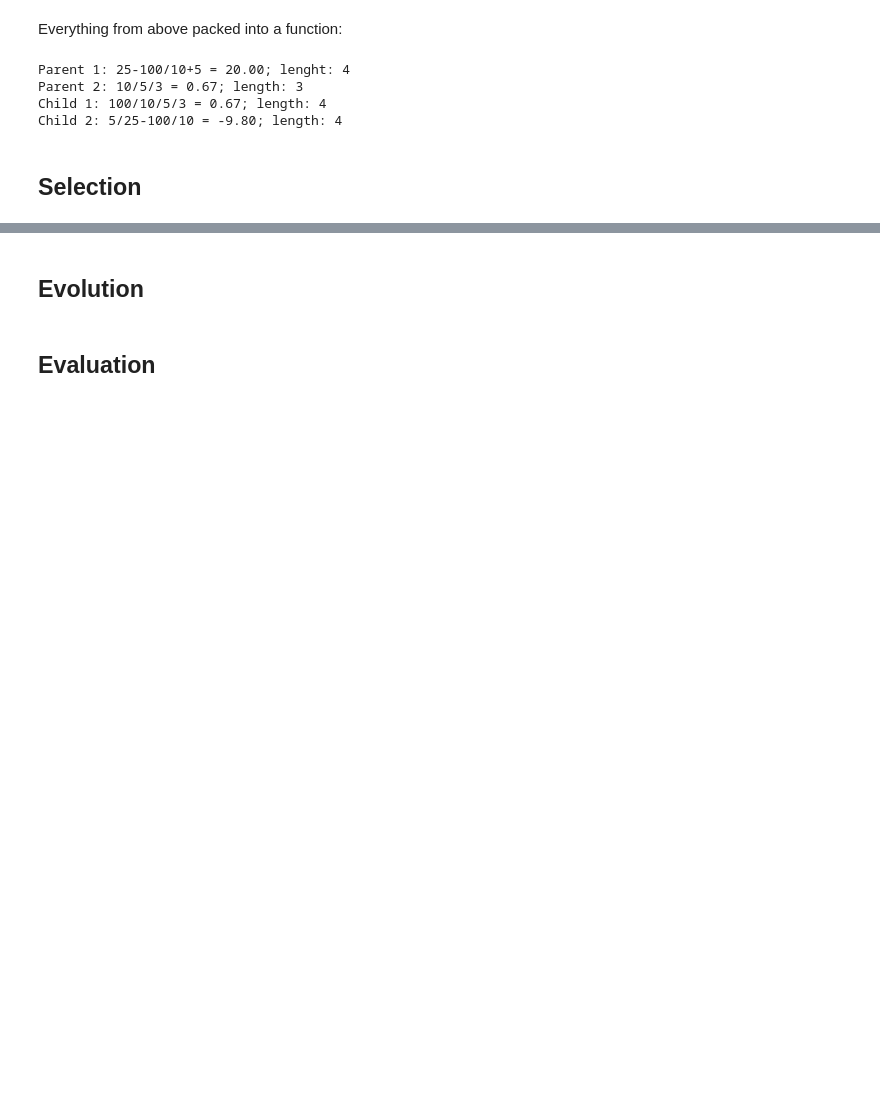
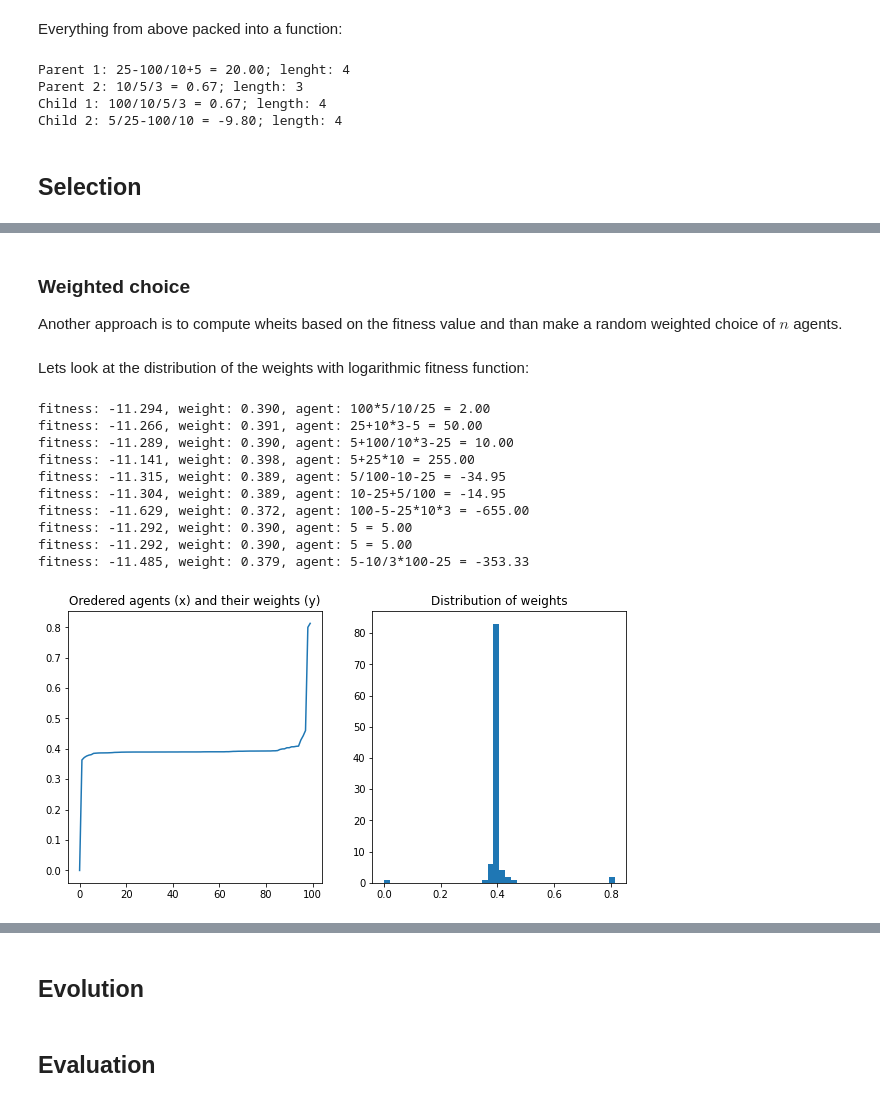
Before and after one commit to njezersek/Inteligent-Systems-assignment1, a Jupyter notebook: assignment.ipynb, the cells around one changed output, grey strips where cells are left out. Drawn from its saved outputs; the diff is of its cells as text; code cells hidden in the pictures; blank space fills up the shorter version.

Commit message:
Weighted choice

```diff
--- a/assignment.ipynb
+++ b/assignment.ipynb
@@ -100,5 +100,5 @@ Fitness is used as a scoring function for the genetic algorithm to determine the
 
 We defined some different fitness functions. They will be compared in section _Evaluation_.
 # %%
-def fitness_abs(agent):
-    return -abs(evaluate_agent(agent) - target_value)
+def error(agent):
+    return abs(evaluate_agent(agent) - target_value)
@@ -111,3 +114,6 @@ def fitness_squared(agent):
+# %%
+def fitness_log(agent):
+    return -math.log2(error(agent)+1)
 # %% [markdown]
 ## Mutation
 # %% [markdown]
@@ -328,0 +334,9 @@ random.choices([1,2,3], [0.9, 0.1, 0.5], k=20)
+# %%
+population = [generate_agent() for _ in range(100)]
+population_with_fitness = [(a, fitness_log(a)) for a in population]
+population_fitness = [f for a, f in population_with_fitness]
+
+best_agents = select_best_agents(population_with_fitness, 10)
+
+for a, f in best_agents:
+    print(f"error: {error(a):.3f}, fitness: {f:.3f}, agent: {agent_to_string(a)}, ")
@@ -328,0 +354,43 @@ random.choices([1,2,3], [0.9, 0.1, 0.5], k=20)
+# %% [markdown]
+### Weighted choice
+Another approach is to compute wheits based on the fitness value and than make a random weighted choice of $n$ agents.
+# %%
+def get_weights(population_with_fitness, verbose=False):
+    k = 1.0 # if k is close to 1 best agents are more favored if k > 1 the difference in weights between different agents gets smaller
+    population_fitness = [f for a, f in population_with_fitness]
+    min_fitness = min(population_fitness)
+    base_fitness = -min_fitness*k
+    population_with_weights = [(a, f, (f+base_fitness)/base_fitness) for a, f in population_with_fitness]
+    population_with_weights_ordered = sorted(population_with_weights, key=lambda e: e[2])
+
+    if verbose:
+        for a, f, w in population_with_weights[:10]:
+            print(f"fitness: {f:.3f}, weight: {w:.3f}, agent: {agent_to_string(a)}")
+
+        weights_ordered = [w for a, f, w in population_with_weights_ordered]
+        plt.figure(figsize=(10, 5))
+        plt.subplot(1,2,1)
+        plt.title("Oredered agents (x) and their weights (y)")
+        plt.plot(weights_ordered)
+        plt.subplot(1,2,2)
+        plt.title("Distribution of weights")
+        _ = plt.hist(weights_ordered, bins=40)
+
+    return [w for a, f, w in population_with_weights]
+# %% [markdown]
+Lets look at the distribution of the weights with logarithmic fitness function:
+# %%
+population_with_fitness = [(a, fitness_log(a)) for a in population]
+_ = get_weights(population_with_fitness, verbose=True)
+# %% [output]
+fitness: -11.294, weight: 0.390, agent: 100*5/10/25 = 2.00
+fitness: -11.266, weight: 0.391, agent: 25+10*3-5 = 50.00
+fitness: -11.289, weight: 0.390, agent: 5+100/10*3-25 = 10.00
+fitness: -11.141, weight: 0.398, agent: 5+25*10 = 255.00
+fitness: -11.315, weight: 0.389, agent: 5/100-10-25 = -34.95
+fitness: -11.304, weight: 0.389, agent: 10-25+5/100 = -14.95
+fitness: -11.629, weight: 0.372, agent: 100-5-25*10*3 = -655.00
+fitness: -11.292, weight: 0.390, agent: 5 = 5.00
+fitness: -11.292, weight: 0.390, agent: 5 = 5.00
+fitness: -11.485, weight: 0.379, agent: 5-10/3*100-25 = -353.33
+[figure, added]
```
Also changed, not shown: parts of 14 cells of this notebook.
